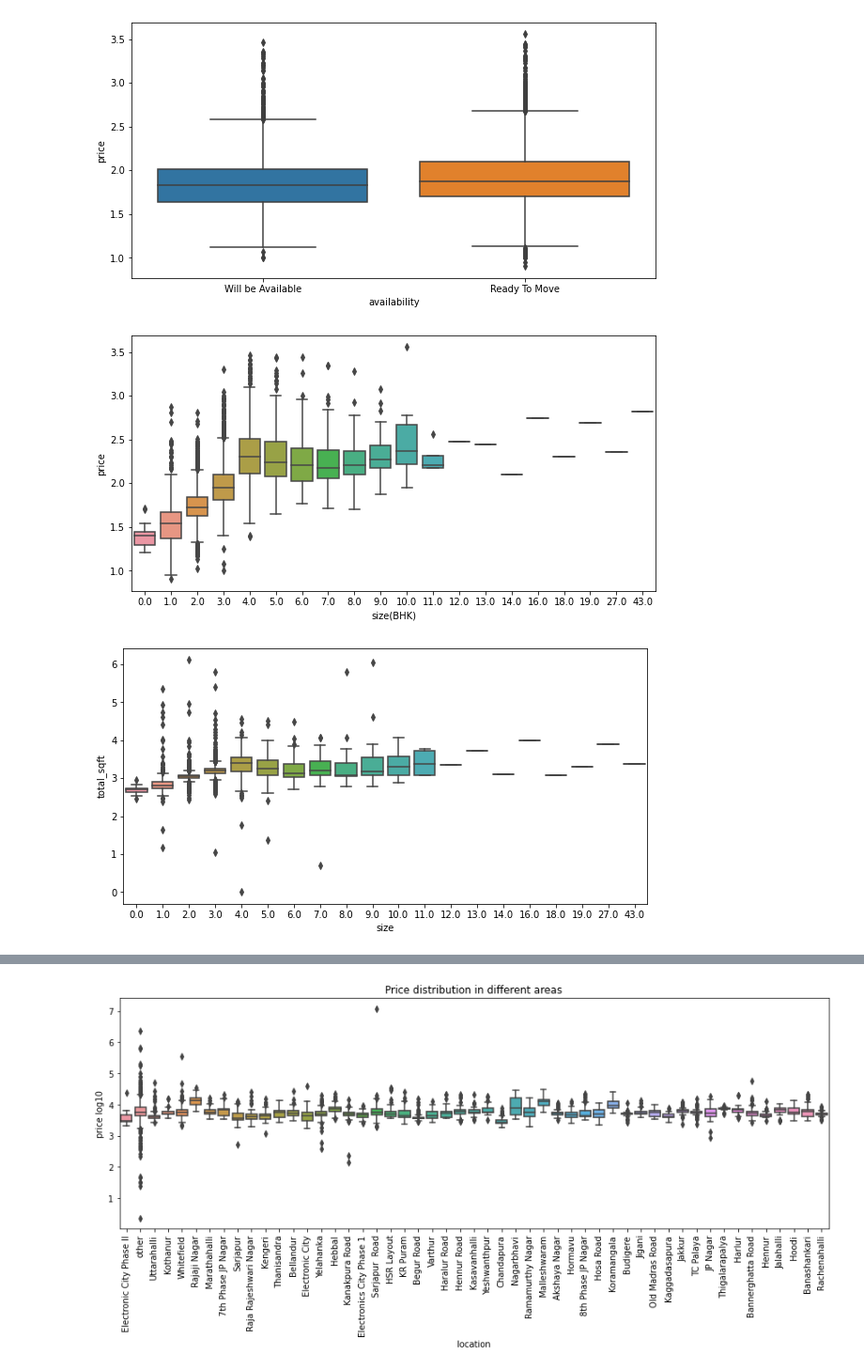
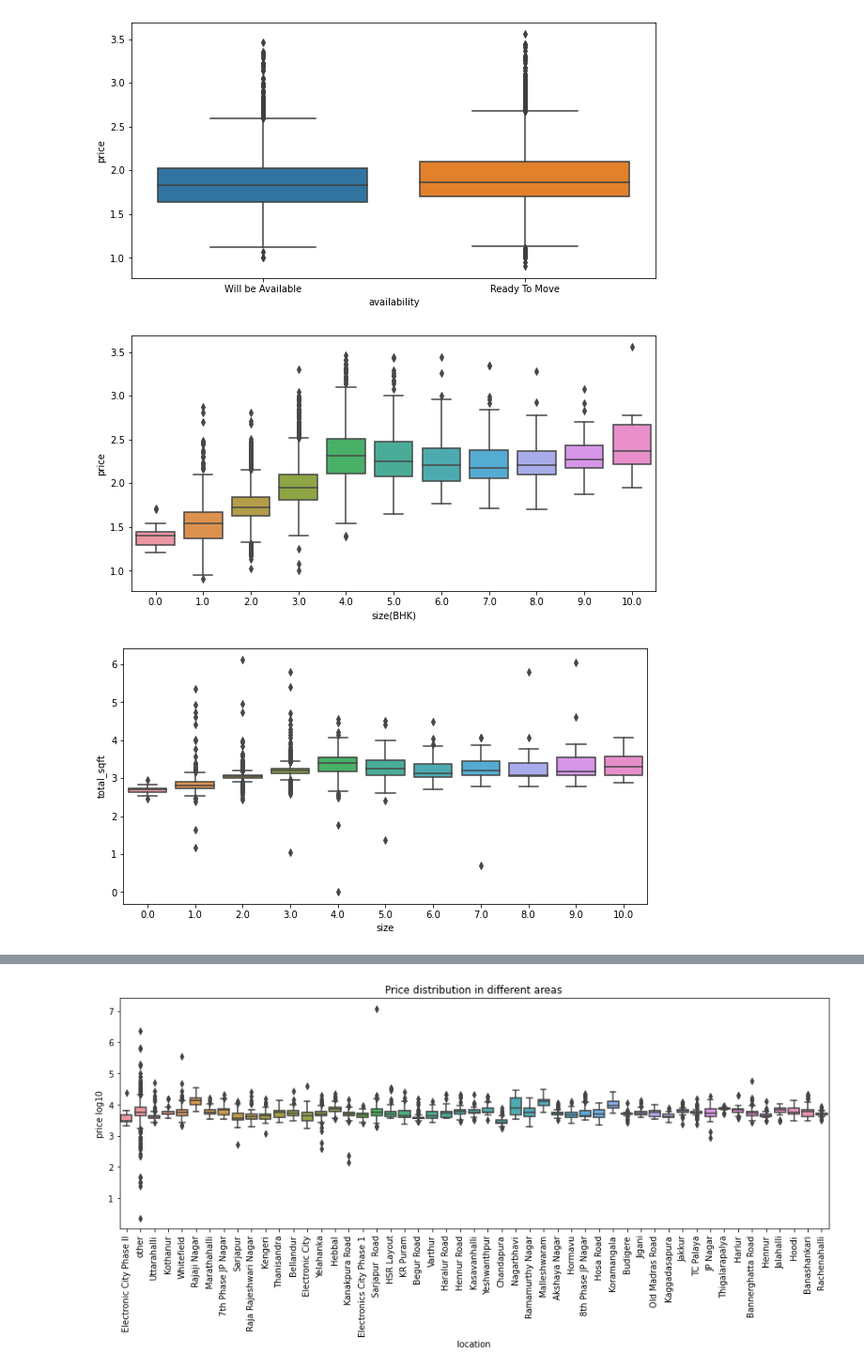
Before and after one commit to AniketDasSushil/Banglore_house_price_prediction_model, a Jupyter notebook: bangalore-house-price-prediction-model.ipynb, the cells around one changed output, grey strips where cells are left out. Shown: that part at 94% size. Drawn from its saved outputs; the diff is of its cells as text; code cells hidden in the pictures.

Commit message:
Kaggle Notebook | Bangalore house price prediction model | Version 5

```diff
--- a/bangalore-house-price-prediction-model.ipynb
+++ b/bangalore-house-price-prediction-model.ipynb
@@ -191,3 +184,6 @@ df['size'].fillna(0,inplace=True)
+# %%
+# dropping NaN values in BHK
+df = df[df['size'].notna()]
 # %%
 #Removing word 'BHK' from columns
 extr = df['size'].str.extract('(\d+)')
@@ -291,5 +282,5 @@ def str_num(x):
     else:
         return x
 # %%
-df_copy['total_sqft'] = df_copy['total_sqft'].apply(lambda x: str_num(x))
+df['total_sqft'] = df['total_sqft'].apply(lambda x: str_num(x))
 # %%
@@ -311,3 +302,3 @@ df_copy[df.balcony.isna()]
 # %%
-df_copy.balcony.fillna(1,inplace=True)
+df.balcony.fillna(1,inplace=True)
 # %%
@@ -345 +358,3 @@ df_copy.dropna(inplace=True)
+# %%
+df.bath = df.bath.fillna(2)
 # %%
@@ -385,16 +394,16 @@ plt.show()
 [figure]
 # %%
 plt.figure(figsize=(10,5))
-sns.boxplot(x=df_copy['size'],y=np.log10(df_copy.price))
+sns.boxplot(x=df['size'],y=np.log10(df.price))
 plt.xlabel('size(BHK)')
 plt.show()
 # %% [output]
-[figure, old version]
+[figure, new version]
 # %%
 plt.figure(figsize=(10,5))
-sns.boxplot(x=df_copy['size'],y=np.log10(df_copy.total_sqft))
+sns.boxplot(x=df['size'],y=np.log10(df.total_sqft))
 #plt.xlabel('size(BHK)')
 plt.show()
 # %% [output]
-[figure, old version]
+[figure, new version]
 # %%
```
Also changed, not shown: parts of 45 cells of this notebook.
